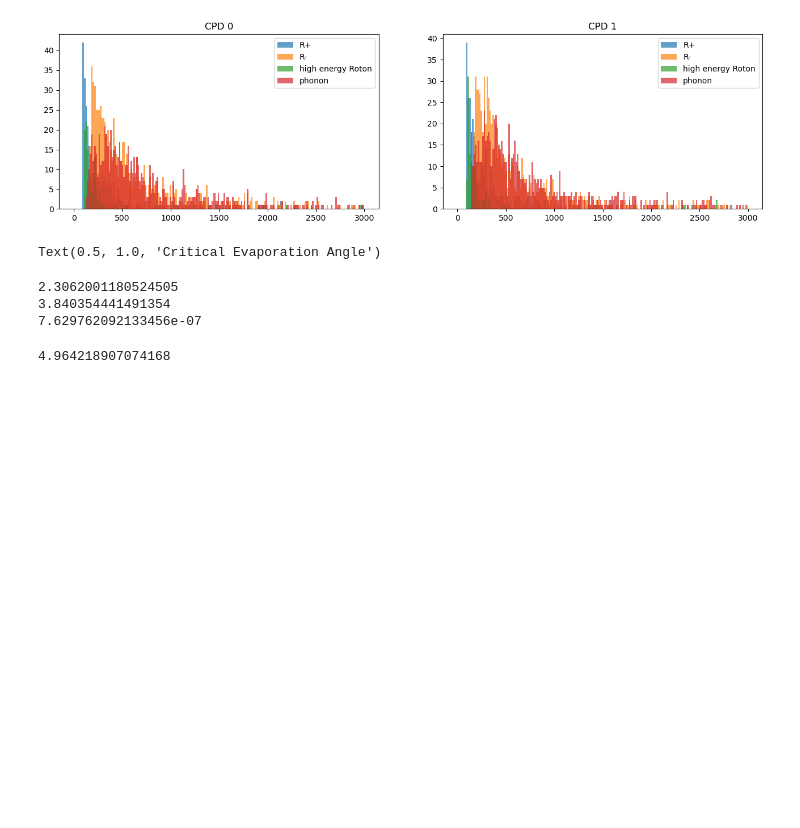
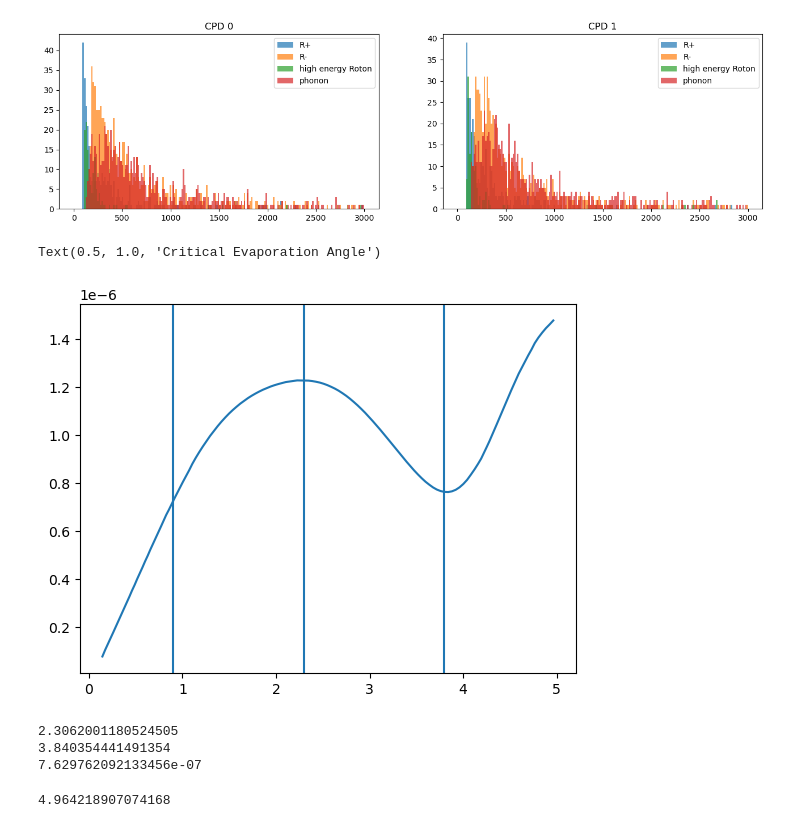
Before and after one commit to spice-herald/HeST, a Jupyter notebook: debug/Amherst_cell_debugging.ipynb, the cells around one changed output. Saved outputs shown, nothing was run; the diff lists cells and outputs as text; code cells hidden in the pictures; blank space fills up the shorter version.

```diff
--- a/debug/Amherst_cell_debugging.ipynb
+++ b/debug/Amherst_cell_debugging.ipynb
@@ -181,20 +163,21 @@ plt.title('Critical Evaporation Angle')
 Text(0.5, 1.0, 'Critical Evaporation Angle')
 # %%
 from scipy.interpolate import interp1d
-data = np.loadtxt('./dispersion_data.csv', delimiter=',')
+data = np.loadtxt('./data/dispersion_curves/dispersion_data.csv', delimiter=',')
 X = data[:,0]
 Y = data[:,1] * 1e-6 # this is now in keV
 dispersion= interp1d(X, Y)
 plt.figure()
 plt.plot(X, Y)
-plt.axhline(Y[63])
-plt.axhline(Y[101])
-plt.axhline(7.62432e-7)
+plt.axvline(0.9)
+plt.axvline(2.3)
+plt.axvline(3.8)
 plt.show()
 print(X[63])
 print(X[101])
 print(dispersion(0.949))
 # %% [output]
+[figure, added]
 2.3062001180524505
 3.840354441491354
 7.629762092133456e-07
```
Also changed, not shown: parts of 7 cells of this notebook, 6 other files.
